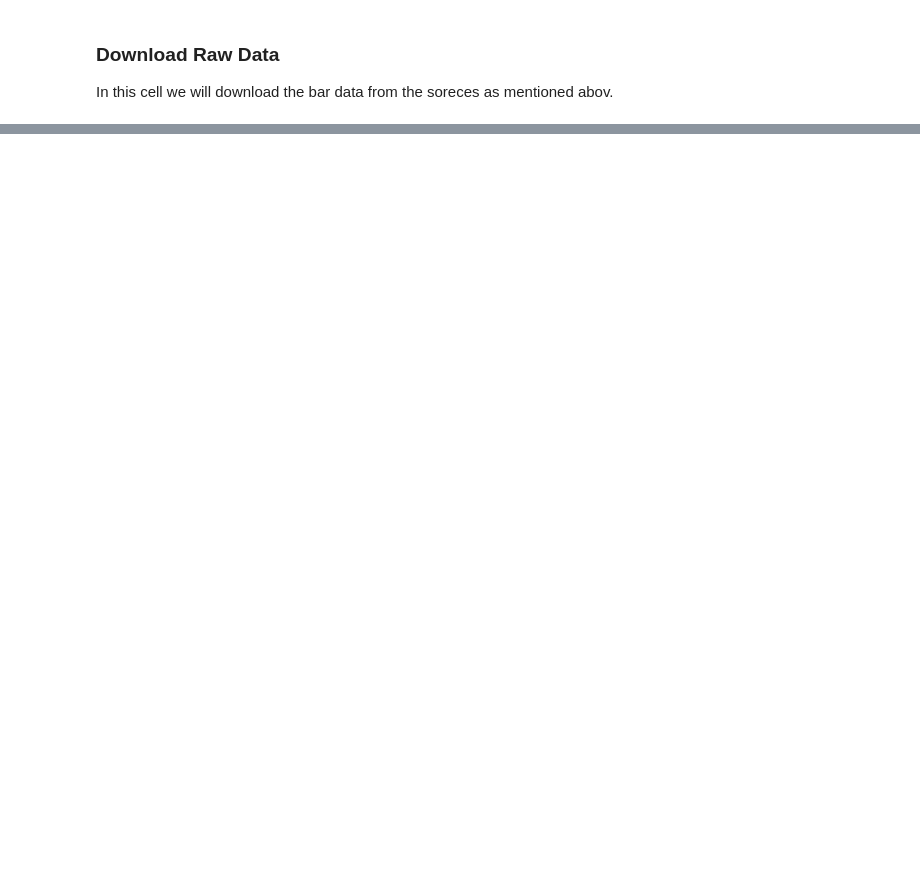
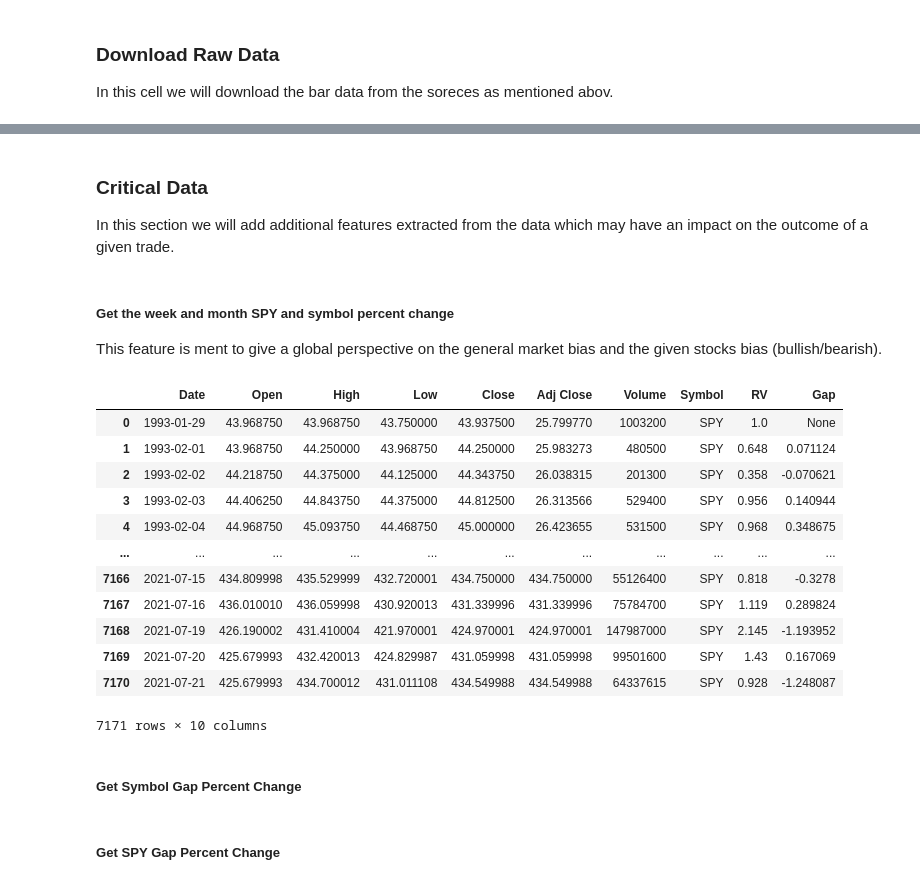
Before and after one commit to zoxfog/Day-Trading-Analysis-2, a Jupyter notebook: Raw_Data_Extraction.ipynb, the cells around one changed output, grey strips where cells are left out. Saved outputs shown, nothing was run; the diff lists cells and outputs as text; code cells hidden in the pictures; blank space fills up the shorter version.

```diff
--- a/Raw_Data_Extraction.ipynb
+++ b/Raw_Data_Extraction.ipynb
@@ -381,0 +565,5 @@ a.split()[0]
+# %% [markdown]
+
+### Critical Data
+
+In this section we will add additional features extracted from the data which may have an impact on the outcome of a given trade.
@@ -381,0 +572,19 @@ a.split()[0]
+# %% [markdown]
+##### Get the week and month  SPY and symbol percent change
+This feature is ment to give a global perspective on the general market bias and the given stocks bias (bullish/bearish).
+# %%
+spy_d1
+# %% [output]
+|  | Date | Open | High | Low | Close | Adj Close | Volume | Symbol | RV | Gap |
+| 0 | 1993-01-29 | 43.968750 | 43.968750 | 43.750000 | 43.937500 | 25.799770 | 1003200 | SPY | 1.0 | None |
+| 1 | 1993-02-01 | 43.968750 | 44.250000 | 43.968750 | 44.250000 | 25.983273 | 480500 | SPY | 0.648 | 0.071124 |
+| 2 | 1993-02-02 | 44.218750 | 44.375000 | 44.125000 | 44.343750 | 26.038315 | 201300 | SPY | 0.358 | -0.070621 |
+| 3 | 1993-02-03 | 44.406250 | 44.843750 | 44.375000 | 44.812500 | 26.313566 | 529400 | SPY | 0.956 | 0.140944 |
+| 4 | 1993-02-04 | 44.968750 | 45.093750 | 44.468750 | 45.000000 | 26.423655 | 531500 | SPY | 0.968 | 0.348675 |
+| ... | ... | ... | ... | ... | ... | ... | ... | ... | ... | ... |
+| 7166 | 2021-07-15 | 434.809998 | 435.529999 | 432.720001 | 434.750000 | 434.750000 | 55126400 | SPY | 0.818 | -0.3278 |
+| 7167 | 2021-07-16 | 436.010010 | 436.059998 | 430.920013 | 431.339996 | 431.339996 | 75784700 | SPY | 1.119 | 0.289824 |
+| 7168 | 2021-07-19 | 426.190002 | 431.410004 | 421.970001 | 424.970001 | 424.970001 | 147987000 | SPY | 2.145 | -1.193952 |
+| 7169 | 2021-07-20 | 425.679993 | 432.420013 | 424.829987 | 431.059998 | 431.059998 | 99501600 | SPY | 1.43 | 0.167069 |
+| 7170 | 2021-07-21 | 425.679993 | 434.700012 | 431.011108 | 434.549988 | 434.549988 | 64337615 | SPY | 0.928 | -1.248087 |
+7171 rows × 10 columns
@@ -381,0 +649,2 @@ a.split()[0]
+# %% [markdown]
+##### Get Symbol Gap Percent Change
@@ -381,0 +659,2 @@ a.split()[0]
+# %% [markdown]
+##### Get SPY Gap Percent Change
```
Also changed, not shown: parts of 28 cells of this notebook, 6 other files.
